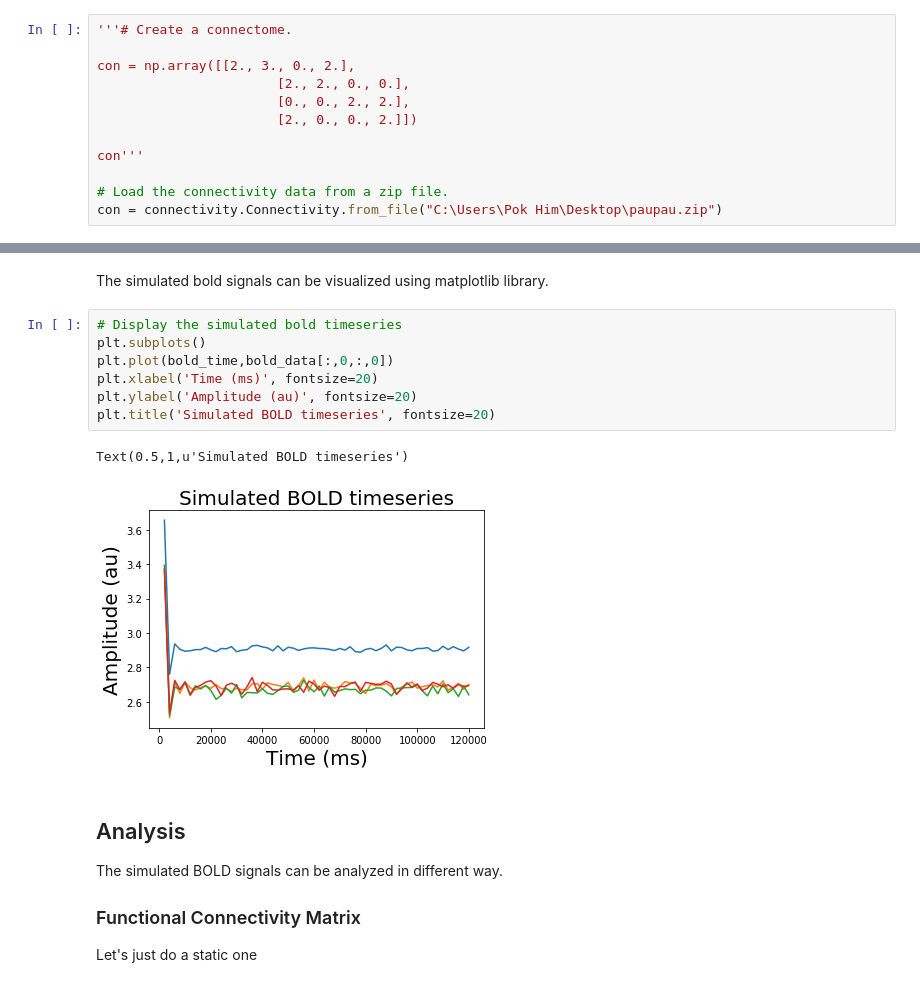
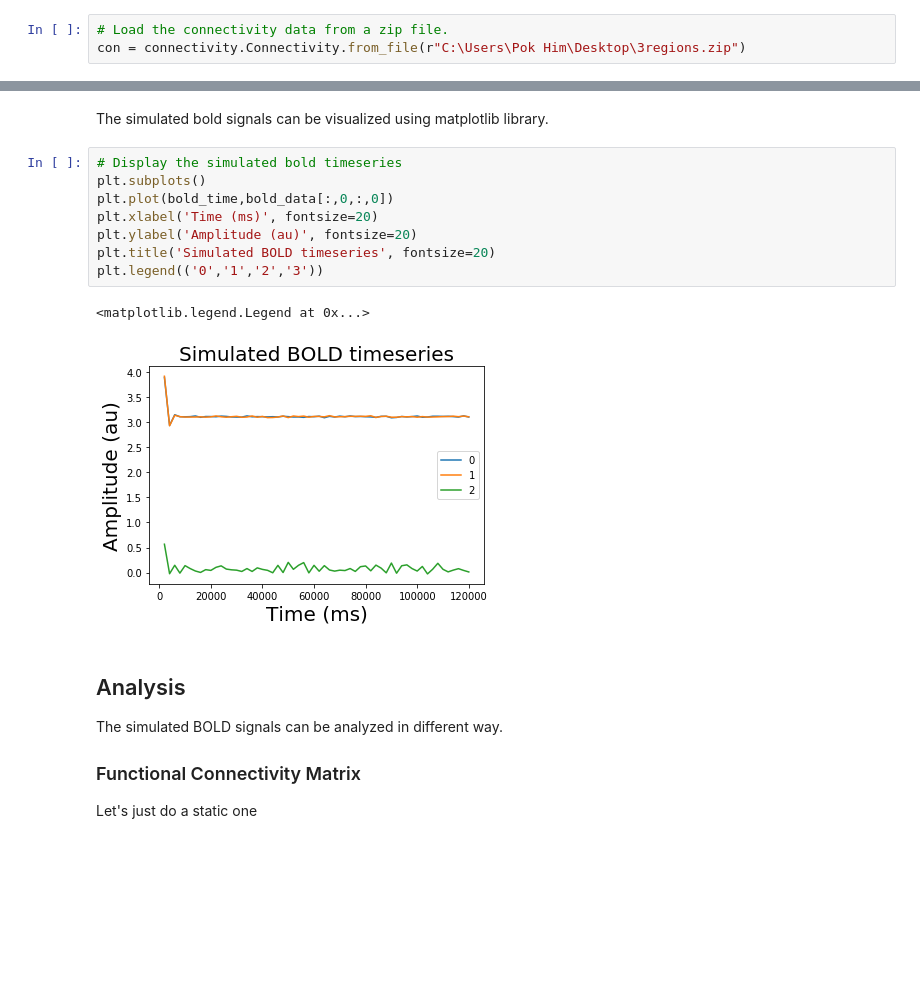
Before and after one commit to Spokhim/MouseBrainModelling, a Jupyter notebook: Basic Connectome Simulations.ipynb, the cells around one changed output, grey strips where cells are left out. Saved outputs shown, nothing was run; the diff lists cells and outputs as text; blank space fills up the shorter version.

```diff
--- a/Basic Connectome Simulations.ipynb
+++ b/Basic Connectome Simulations.ipynb
@@ -40,17 +34,8 @@ It is possible to choose the characteristics of the brain areas to be included i
 
 In the following the connectome is loaded in plotted.
 # %%
-'''# Create a connectome.
-
-con = np.array([[2., 3., 0., 2.],
-                       [2., 2., 0., 0.],
-                       [0., 0., 2., 2.],
-                       [2., 0., 0., 2.]])
-
-con'''
-
 # Load the connectivity data from a zip file.
-con = connectivity.Connectivity.from_file("C:\Users\Pok Him\Desktop\paupau.zip")
+con = connectivity.Connectivity.from_file(r"C:\Users\Pok Him\Desktop\3regions.zip")
 # %% [output]
 WARNING  File 'hemispheres' not found in ZIP.
 # %%
@@ -84,13 +70,14 @@ The simulated bold signals can be visualized using matplotlib library.
 # %%
 # Display the simulated bold timeseries
 plt.subplots()
 plt.plot(bold_time,bold_data[:,0,:,0])
 plt.xlabel('Time (ms)', fontsize=20)
 plt.ylabel('Amplitude (au)', fontsize=20)
 plt.title('Simulated BOLD timeseries', fontsize=20)
+plt.legend(('0','1','2','3'))
 # %% [output]
-Text(0.5,1,u'Simulated BOLD timeseries')
+<matplotlib.legend.Legend at 0x...>
-[figure, old version]
+[figure, new version]
 # %% [markdown]
 ## Analysis
 
```
Also changed, not shown: parts of 12 cells of this notebook.
